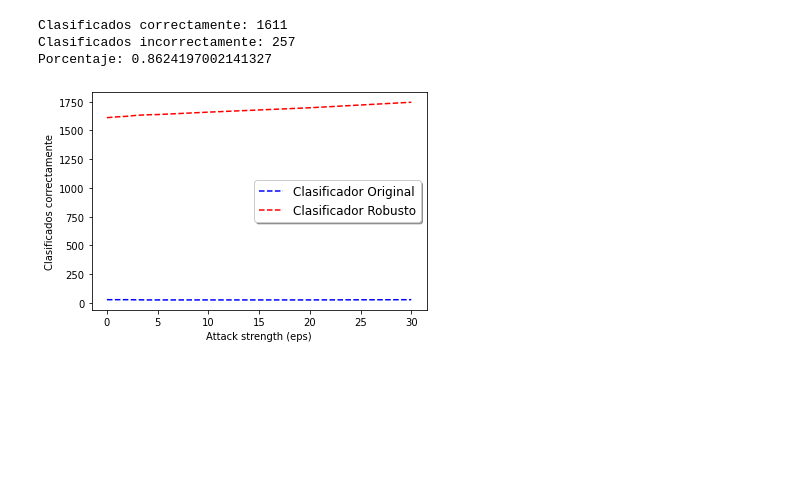
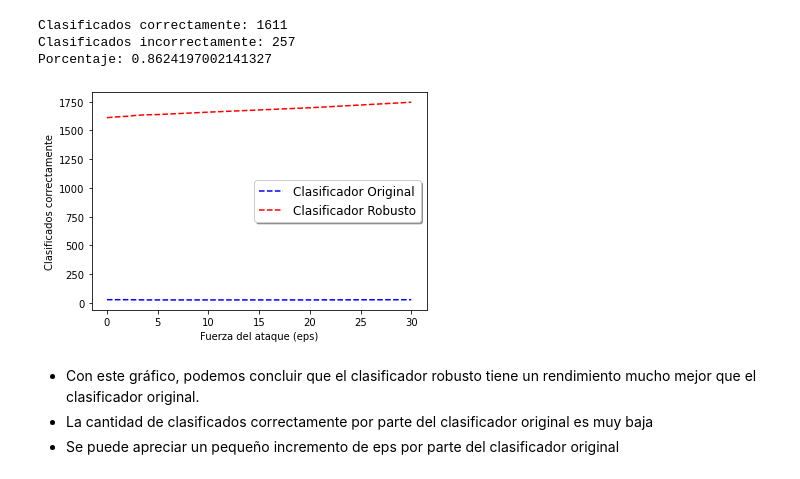
Before and after one commit to saritazavala/Proyecto3-SDS, a Jupyter notebook: Evasion.ipynb, the cells around one changed output. Drawn from its saved outputs; the diff is of its cells as text; code cells hidden in the pictures; blank space fills up the shorter version.

```diff
--- a/Evasion.ipynb
+++ b/Evasion.ipynb
@@ -280,14 +331,18 @@ nb_correct_robust = [nb_correct_robust_pred] + nb_correct_robust
 # %%
 #Grafica
 fig, ax = plt.subplots()
 ax.plot(np.array(eps_range), np.array(nb_correct_original), 'b--', label='Clasificador Original')
 ax.plot(np.array(eps_range), np.array(nb_correct_robust), 'r--', label='Clasificador Robusto')
 
 legend = ax.legend(shadow=True, fontsize='large')
 legend.get_frame().set_facecolor('white')
 
-plt.xlabel('Attack strength (eps)')
+plt.xlabel('Fuerza del ataque (eps)')
 plt.ylabel('Clasificados correctamente')
 plt.show()
 # %% [output]
-[figure, old version]
+[figure, new version]
+# %% [markdown]
+- Con este gráfico, podemos concluir que el clasificador robusto tiene un rendimiento mucho mejor que el  clasificador original.
+-  La cantidad de clasificados correctamente por parte del clasificador original es muy baja
+- Se puede apreciar un pequeño incremento de eps por parte del clasificador original
```
Also changed, not shown: parts of 19 cells of this notebook, 1 other file.
